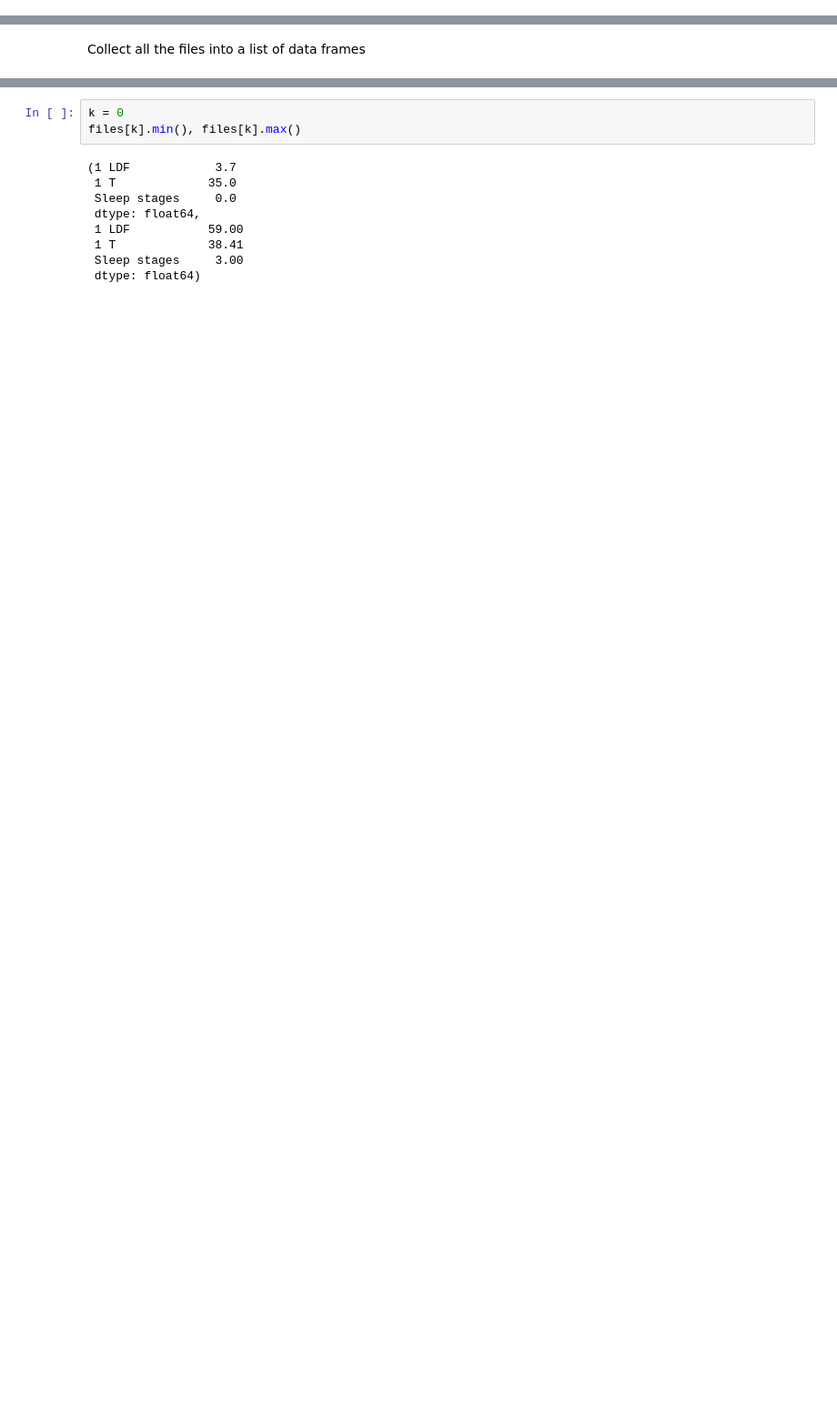
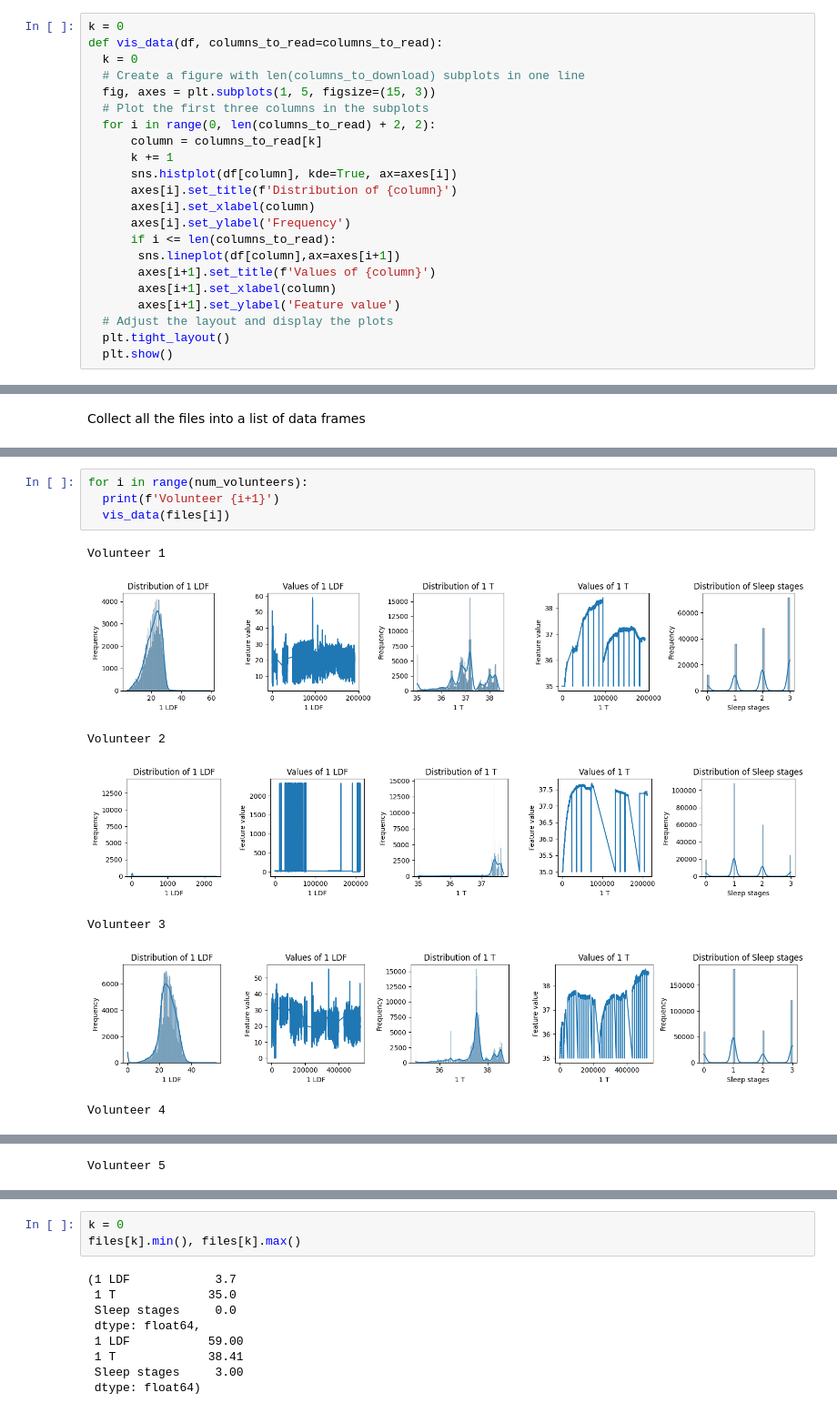
Before and after one commit to Mechanics-Mechatronics-and-Robotics/ML-2024, a Jupyter notebook: Sleep_stages_Baseline.ipynb, the cells around one changed output, grey strips where cells are left out. Shown at 91% size. Saved outputs shown, nothing was run; the diff lists cells and outputs as text; blank space fills up the shorter version.

```diff
--- a/Sleep_stages_Baseline.ipynb
+++ b/Sleep_stages_Baseline.ipynb
@@ -24,3 +28,25 @@ replacement_dict = {
+# %%
+k = 0
+def vis_data(df, columns_to_read=columns_to_read):
+  k = 0
+  # Create a figure with len(columns_to_download) subplots in one line
+  fig, axes = plt.subplots(1, 5, figsize=(15, 3))
+  # Plot the first three columns in the subplots
+  for i in range(0, len(columns_to_read) + 2, 2):
+      column = columns_to_read[k]
+      k += 1
+      sns.histplot(df[column], kde=True, ax=axes[i])
+      axes[i].set_title(f'Distribution of {column}')
+      axes[i].set_xlabel(column)
+      axes[i].set_ylabel('Frequency')
+      if i <= len(columns_to_read):
+       sns.lineplot(df[column],ax=axes[i+1])
+       axes[i+1].set_title(f'Values of {column}')
+       axes[i+1].set_xlabel(column)
+       axes[i+1].set_ylabel('Feature value')
+  # Adjust the layout and display the plots
+  plt.tight_layout()
+  plt.show()
 # %% [markdown]
 # Download data
 # %%
@@ -128,0 +120,12 @@ files
+# %%
+for i in range(num_volunteers):
+  print(f'Volunteer {i+1}')
+  vis_data(files[i])
+# %% [output]
+Volunteer 1
+[figure, added]
+Volunteer 2
+[figure, added]
+Volunteer 3
+[figure, added]
+Volunteer 4
@@ -128,0 +133 @@ files
+Volunteer 5
```
Also changed, not shown: parts of 10 cells of this notebook.
